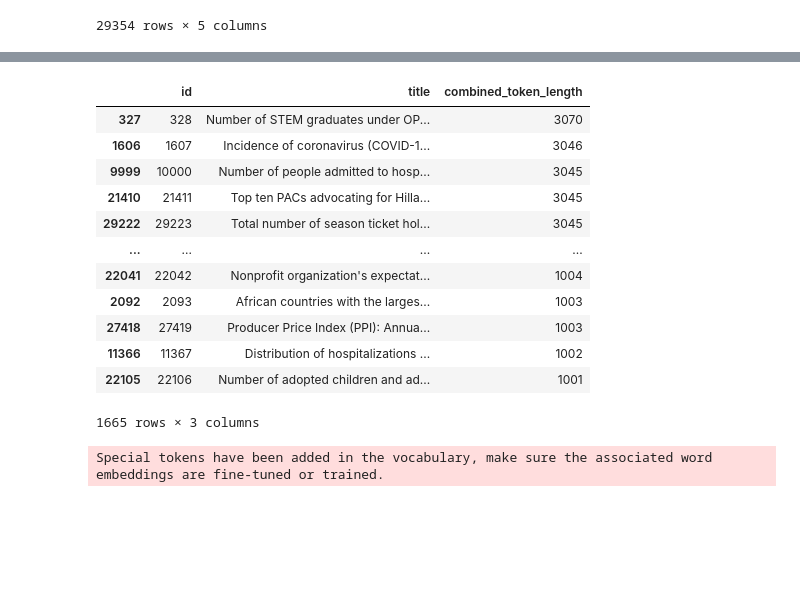
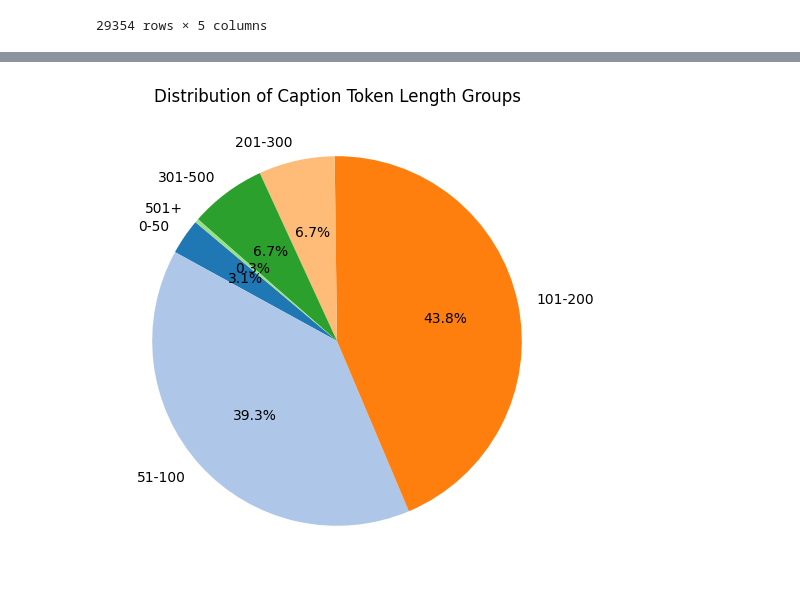
Before and after one commit to mleshashi/thesis-sharma, a Jupyter notebook: ElasticSearch/text_size.ipynb, the cells around one changed output, grey strips where cells are left out. Saved outputs shown, nothing was run; the diff lists cells and outputs as text; code cells hidden in the pictures; blank space fills up the shorter version.

```diff
--- a/ElasticSearch/text_size.ipynb
+++ b/ElasticSearch/text_size.ipynb
@@ -122,20 +157,0 @@ combined_df
-# %%
-# Display the DataFrame with combined token length for title and caption is more than 500
-combined_df = combined_df[combined_df['combined_token_length'] > 1000]
-
-
-combined_df
-# %% [output]
-|  | id | title | combined_token_length |
-| 327 | 328 | Number of STEM graduates under OP... | 3070 |
-| 1606 | 1607 | Incidence of coronavirus (COVID-1... | 3046 |
-| 9999 | 10000 | Number of people admitted to hosp... | 3045 |
-| 21410 | 21411 | Top ten PACs advocating for Hilla... | 3045 |
-| 29222 | 29223 | Total number of season ticket hol... | 3045 |
-| ... | ... | ... | ... |
-| 22041 | 22042 | Nonprofit organization's expectat... | 1004 |
-| 2092 | 2093 | African countries with the larges... | 1003 |
-| 27418 | 27419 | Producer Price Index (PPI): Annua... | 1003 |
-| 11366 | 11367 | Distribution of hospitalizations ... | 1002 |
-| 22105 | 22106 | Number of adopted children and ad... | 1001 |
-1665 rows × 3 columns
@@ -163,6 +158,18 @@ def load_model(model_name, trust_remote_code=False):
-# %%
-# Load the second model with trust_remote_code=True
-model_name_2 = 'Alibaba-NLP/gte-Qwen2-7B-instruct'
-tokenizer_2, model_2 = load_model(model_name_2, trust_remote_code=True)
-# %% [output]
-Special tokens have been added in the vocabulary, make sure the associated word embeddings are fine-tuned or trained.
+# %%
+# Create 6 groups based on caption token lengths, adding a new category for 0-50 tokens
+bins = [0, 50, 100, 200, 300, 500, np.inf]  # Define the bin ranges
+labels = ['0-50', '51-100', '101-200', '201-300', '301-500', '501+']  # Define the labels for the bins
+
+# Categorize captions into these 6 groups
+combined_df['token_group'] = pd.cut(combined_df['combined_token_length'], bins=bins, labels=labels, right=False)
+
+# Count the number of captions in each group
+group_counts = combined_df['token_group'].value_counts().sort_index()
+
+# Plot the pie chart
+plt.figure(figsize=(8, 6))
+plt.pie(group_counts, labels=group_counts.index, autopct='%1.1f%%', startangle=140, colors=plt.get_cmap('tab20').colors)
+plt.title('Distribution of Caption Token Length Groups')
+plt.show()
+# %% [output]
+[figure, added]
```
Also changed, not shown: parts of 6 cells of this notebook, 9 other files.
